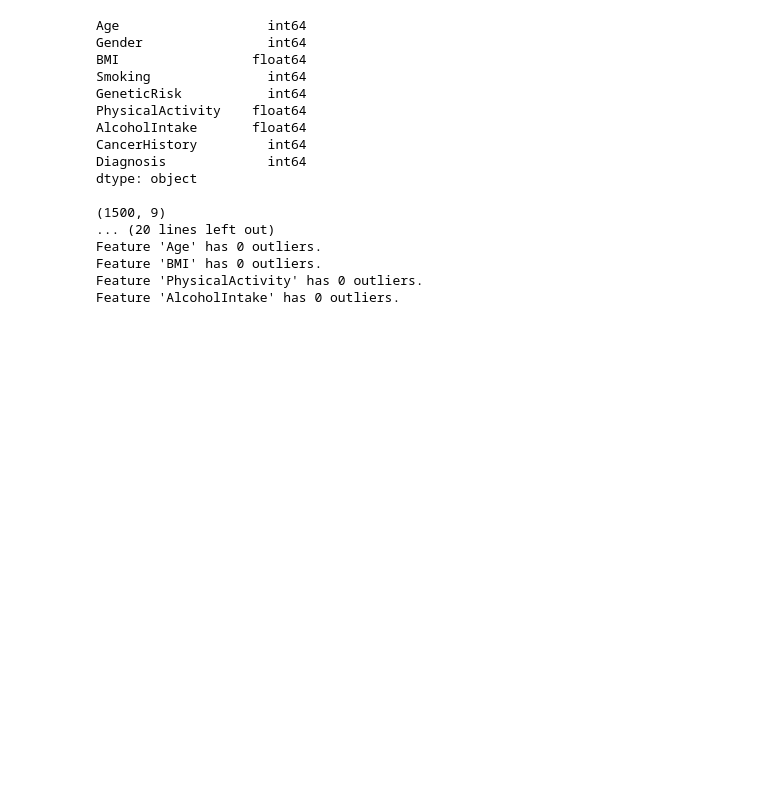
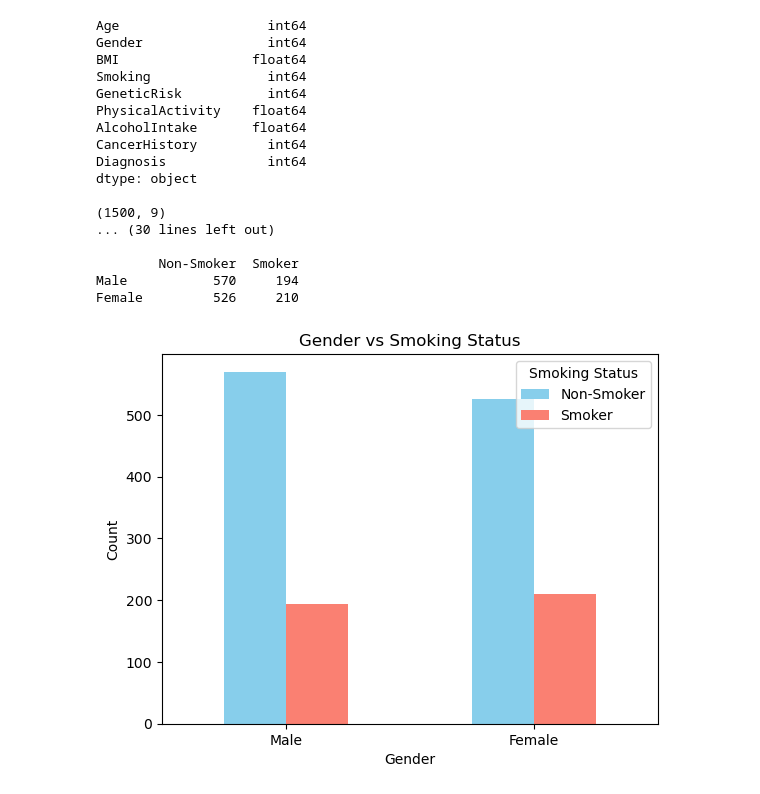
Before and after one commit to jadenzy/ECS_150_Final_Project, a Jupyter notebook: data/dataPreAnaly.ipynb, the cells around one changed output. Cells and saved outputs as stored; diff of their text form; code cells hidden in the pictures; blank space fills up the shorter version.

Commit message:
merge and add compare in gender

```diff
--- a/data/dataPreAnaly.ipynb
+++ b/data/dataPreAnaly.ipynb
@@ -1,12 +26,6 @@
 # %%
-import pandas as pd
-import numpy as np
-
-df = pd.read_csv("The_Cancer_data_1500_V2.csv")
-
 print(df.dtypes, '\n')
 print(df.shape, '\n')
-
 df.describe().T
 
 print('\n', df.head(), '\n')
@@ -18,37 +37,64 @@ print("\nFeatures shape:", X.shape)
 print("Target shape:", y.shape, '\n')
 
 def find_outliers(data):
     Q1 = data.quantile(0.25)
     Q3 = data.quantile(0.75)
     IQR = Q3 - Q1
     outliers = ((data < (Q1 - 1.5 * IQR)) | (data > (Q3 + 1.5 * IQR)))
     return outliers
 
 outliers_dict = {}
 for feature in X:
     if(feature == 'Age' or feature == 'BMI' or feature == 'PhysicalActivity' or feature == 'AlcoholIntake'):
         outliers = find_outliers(X[feature])
         outliers_dict[feature] = X[feature][outliers]
 
 for feature, outliers in outliers_dict.items():
     print(f"Feature '{feature}' has {len(outliers)} outliers.")
+
+print()
+
+gender_counts = X['Gender'].value_counts()
+num_males = gender_counts.get(0, 0)
+num_females = gender_counts.get(1, 0)
+print(f"Number of males: {num_males}")
+print(f"Number of females: {num_females}\n")
+
+smoker_counts = X['Smoking'].value_counts()
+non_smoker = smoker_counts.get(0, 0)
+num_smoker = smoker_counts.get(1, 0)
+print(f"Number of smoker: {num_smoker}")
+print(f"Number of non smoker: {non_smoker}\n")
+
+gender_smoker_comparison = pd.crosstab(X['Gender'], X['Smoking'])
+gender_smoker_comparison.index = ['Male', 'Female']
+gender_smoker_comparison.columns = ['Non-Smoker', 'Smoker']
+print(gender_smoker_comparison)
+gender_smoker_comparison.plot(kind='bar', stacked=False, color=['skyblue', 'salmon'])
+plt.title('Gender vs Smoking Status')
+plt.xlabel('Gender')
+plt.ylabel('Count')
+plt.legend(title='Smoking Status')
+plt.xticks(rotation=0)
+plt.show()
 # %% [output]
 Age                   int64
 Gender                int64
 BMI                 float64
 Smoking               int64
 GeneticRisk           int64
 PhysicalActivity    float64
 AlcoholIntake       float64
 CancerHistory         int64
 Diagnosis             int64
 dtype: object
 
 (1500, 9)
-... (20 lines left out)
-Feature 'Age' has 0 outliers.
-Feature 'BMI' has 0 outliers.
-Feature 'PhysicalActivity' has 0 outliers.
-Feature 'AlcoholIntake' has 0 outliers.
+... (30 lines left out)
+
+        Non-Smoker  Smoker
+Male           570     194
+Female         526     210
+[figure, added]
 # %%
 # Training Under Linear Regression
```
Also changed, not shown: parts of 18 cells of this notebook.
